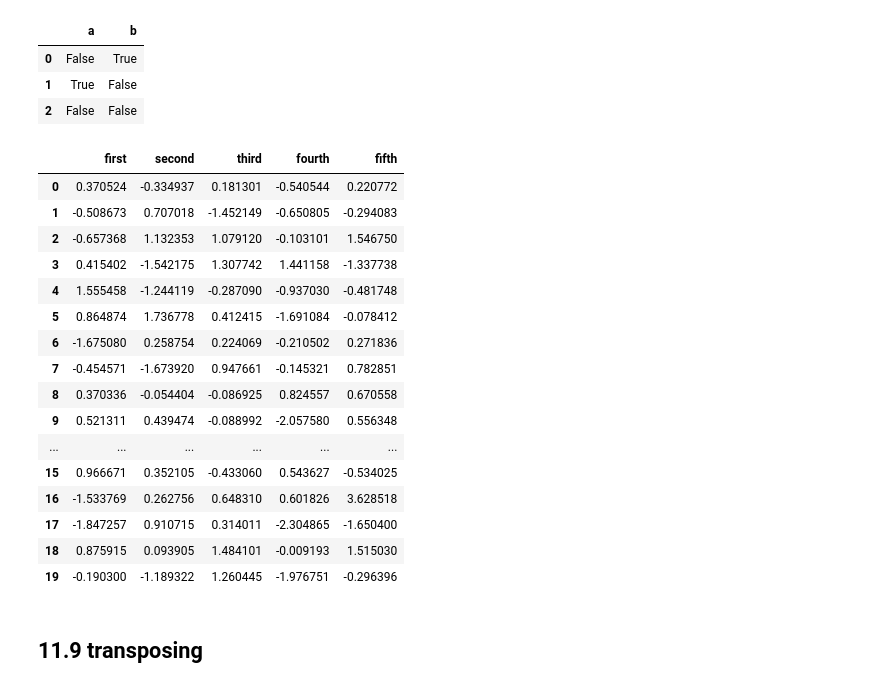
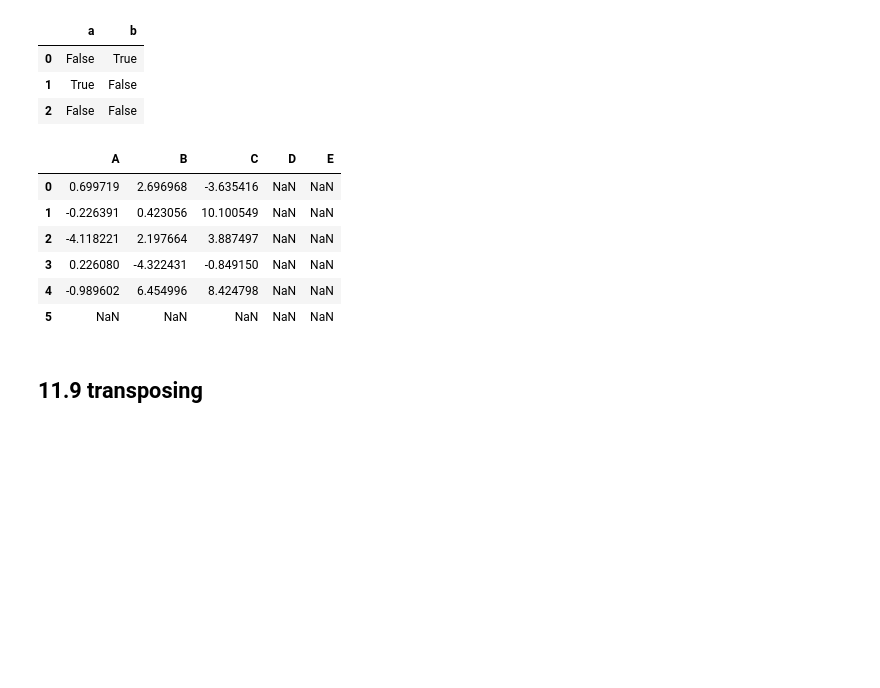
Before and after one commit to IAT-ExploringAI-2024/Week1-Introduction_to_Python, a Jupyter notebook: Introduction_to_Python.ipynb, the cells around one changed output. Drawn from its saved outputs; the diff is of its cells as text; code cells hidden in the pictures; blank space fills up the shorter version.

```diff
--- a/Introduction_to_Python.ipynb
+++ b/Introduction_to_Python.ipynb
@@ -1952,30 +2094,28 @@ df1^df2
 | 0 | False | True |
 | 1 | True | False |
 | 2 | False | False |
-# %%
-#DATA ALIGNMENT AND ARITHMETIC EXAMPLE
-
-#creating data alignment
-df1 = pd.DataFrame(np.random.randn(20, 5), columns = ["first", "second", "third", "fourth", "fifth"])
-df1
-# %% [output]
-|  | first | second | third | fourth | fifth |
-| 0 | 0.370524 | -0.334937 | 0.181301 | -0.540544 | 0.220772 |
-| 1 | -0.508673 | 0.707018 | -1.452149 | -0.650805 | -0.294083 |
-| 2 | -0.657368 | 1.132353 | 1.079120 | -0.103101 | 1.546750 |
-| 3 | 0.415402 | -1.542175 | 1.307742 | 1.441158 | -1.337738 |
-| 4 | 1.555458 | -1.244119 | -0.287090 | -0.937030 | -0.481748 |
-| 5 | 0.864874 | 1.736778 | 0.412415 | -1.691084 | -0.078412 |
-| 6 | -1.675080 | 0.258754 | 0.224069 | -0.210502 | 0.271836 |
-| 7 | -0.454571 | -1.673920 | 0.947661 | -0.145321 | 0.782851 |
-| 8 | 0.370336 | -0.054404 | -0.086925 | 0.824557 | 0.670558 |
-| 9 | 0.521311 | 0.439474 | -0.088992 | -2.057580 | 0.556348 |
-| ... | ... | ... | ... | ... | ... |
-| 15 | 0.966671 | 0.352105 | -0.433060 | 0.543627 | -0.534025 |
-| 16 | -1.533769 | 0.262756 | 0.648310 | 0.601826 | 3.628518 |
-| 17 | -1.847257 | 0.910715 | 0.314011 | -2.304865 | -1.650400 |
-| 18 | 0.875915 | 0.093905 | 1.484101 | -0.009193 | 1.515030 |
-| 19 | -0.190300 | -1.189322 | 1.260445 | -1.976751 | -0.296396 |
+# %%
+#DATA ALIGNMENT AND ARITHMETIC EXAMPLE
+
+import numpy as np
+
+#2 data frames
+df1 = pd.DataFrame(np.random.randn(6, 5), columns = ["A", "B", "C", "D", "E"])
+df2 = pd.DataFrame(np.random.randn(5, 3), columns = ["A", "B", "C"])
+
+#union with the 2 data frames
+df2+df1
+
+#arithmetic with data frames
+(df2**2) + (df1*3)
+# %% [output]
+|  | A | B | C | D | E |
+| 0 | 0.699719 | 2.696968 | -3.635416 | NaN | NaN |
+| 1 | -0.226391 | 0.423056 | 10.100549 | NaN | NaN |
+| 2 | -4.118221 | 2.197664 | 3.887497 | NaN | NaN |
+| 3 | 0.226080 | -4.322431 | -0.849150 | NaN | NaN |
+| 4 | -0.989602 | 6.454996 | 8.424798 | NaN | NaN |
+| 5 | NaN | NaN | NaN | NaN | NaN |
 # %% [markdown]
 ## 11.9 transposing
 # %% [markdown]
```
Also changed, not shown: parts of 13 cells of this notebook.
